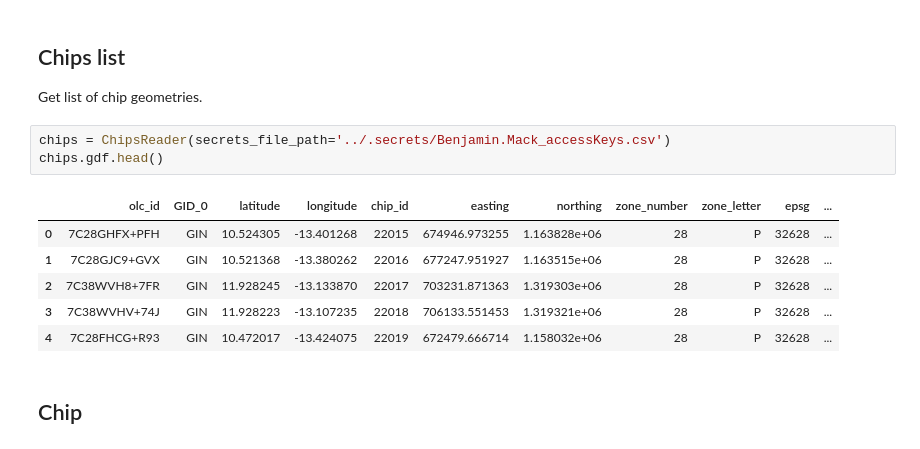
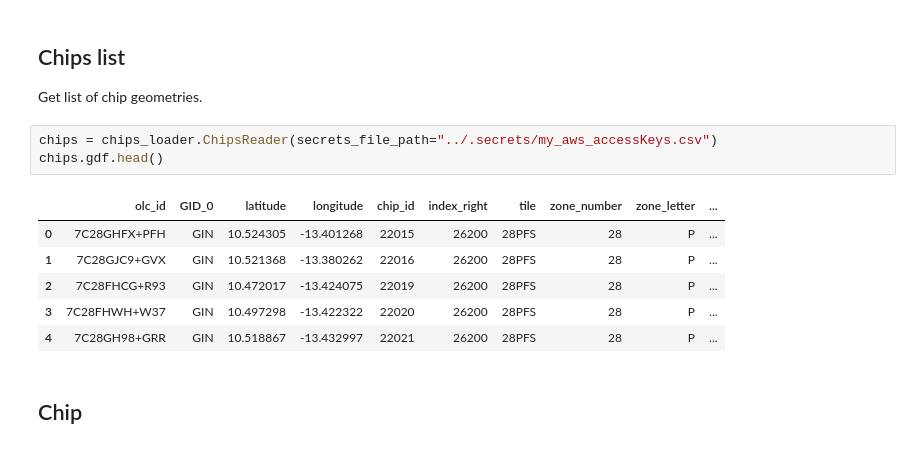
Before and after one commit to MI4People/MI4People_soil_quality, a Jupyter notebook: notebooks/01.03-bm-chips-s2-load-computed-data.ipynb, the cells around one changed output. Saved outputs shown, nothing was run; the diff lists cells and outputs as text.

```diff
--- a/notebooks/01.03-bm-chips-s2-load-computed-data.ipynb
+++ b/notebooks/01.03-bm-chips-s2-load-computed-data.ipynb
@@ -170,15 +115,15 @@ class ChipsReader:
 
 Get list of chip geometries.
 # %%
-chips = ChipsReader(secrets_file_path='../.secrets/Benjamin.Mack_accessKeys.csv')
+chips = chips_loader.ChipsReader(secrets_file_path="../.secrets/my_aws_accessKeys.csv")
 chips.gdf.head()
 # %% [output]
-|  | olc_id | GID_0 | latitude | longitude | chip_id | easting | northing | zone_number | zone_letter | epsg | ... |
-| 0 | 7C28GHFX+PFH | GIN | 10.524305 | -13.401268 | 22015 | 674946.973255 | 1.163828e+06 | 28 | P | 32628 | ... |
-| 1 | 7C28GJC9+GVX | GIN | 10.521368 | -13.380262 | 22016 | 677247.951927 | 1.163515e+06 | 28 | P | 32628 | ... |
-| 2 | 7C38WVH8+7FR | GIN | 11.928245 | -13.133870 | 22017 | 703231.871363 | 1.319303e+06 | 28 | P | 32628 | ... |
-| 3 | 7C38WVHV+74J | GIN | 11.928223 | -13.107235 | 22018 | 706133.551453 | 1.319321e+06 | 28 | P | 32628 | ... |
-| 4 | 7C28FHCG+R93 | GIN | 10.472017 | -13.424075 | 22019 | 672479.666714 | 1.158032e+06 | 28 | P | 32628 | ... |
+|  | olc_id | GID_0 | latitude | longitude | chip_id | index_right | tile | zone_number | zone_letter | ... |
+| 0 | 7C28GHFX+PFH | GIN | 10.524305 | -13.401268 | 22015 | 26200 | 28PFS | 28 | P | ... |
+| 1 | 7C28GJC9+GVX | GIN | 10.521368 | -13.380262 | 22016 | 26200 | 28PFS | 28 | P | ... |
+| 2 | 7C28FHCG+R93 | GIN | 10.472017 | -13.424075 | 22019 | 26200 | 28PFS | 28 | P | ... |
+| 3 | 7C28FHWH+W37 | GIN | 10.497298 | -13.422322 | 22020 | 26200 | 28PFS | 28 | P | ... |
+| 4 | 7C28GH98+GRR | GIN | 10.518867 | -13.432997 | 22021 | 26200 | 28PFS | 28 | P | ... |
 # %% [markdown]
 ## Chip
 # %% [markdown]
```
Also changed, not shown: parts of 11 cells of this notebook, 5 other files.
